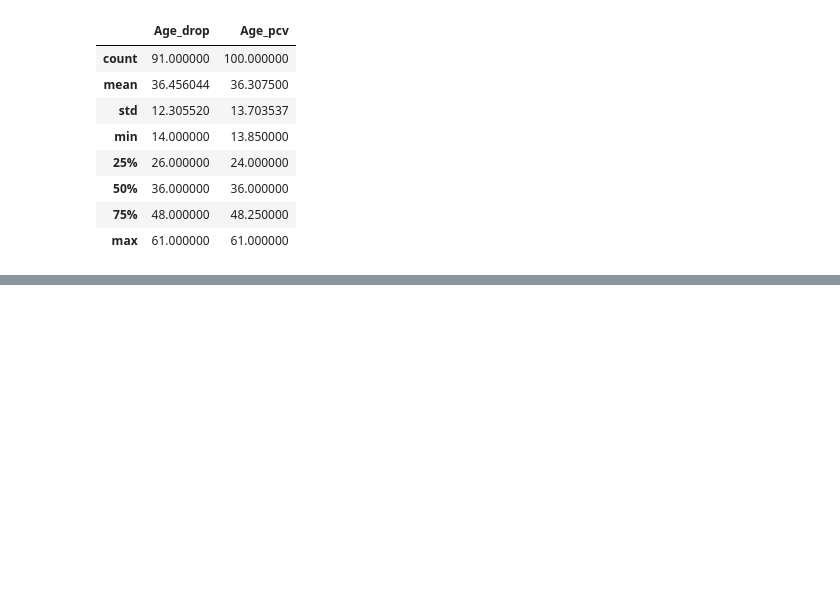
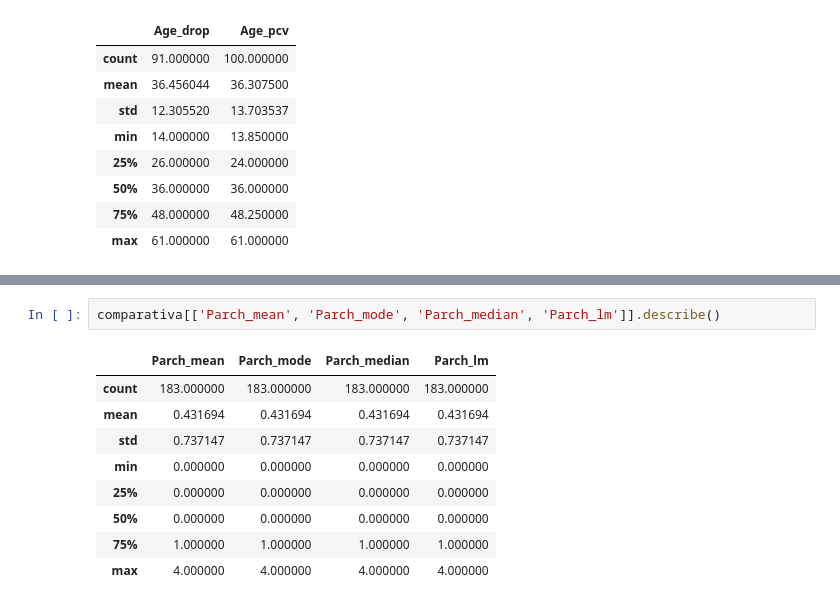
Before and after one commit to Daniel07816/DataWrangling-2022, a Jupyter notebook: Data_Engineer_Lab8/Script.ipynb, the cells around one changed output, grey strips where cells are left out. Saved outputs shown, nothing was run; the diff lists cells and outputs as text; blank space fills up the shorter version.

```diff
--- a/Data_Engineer_Lab8/Script.ipynb
+++ b/Data_Engineer_Lab8/Script.ipynb
@@ -659,0 +708,12 @@ perc[['Age_drop', 'Age_pcv']].describe()
+# %%
+comparativa[['Parch_mean', 'Parch_mode', 'Parch_median', 'Parch_lm']].describe()
+# %% [output]
+|  | Parch_mean | Parch_mode | Parch_median | Parch_lm |
+| count | 183.000000 | 183.000000 | 183.000000 | 183.000000 |
+| mean | 0.431694 | 0.431694 | 0.431694 | 0.431694 |
+| std | 0.737147 | 0.737147 | 0.737147 | 0.737147 |
+| min | 0.000000 | 0.000000 | 0.000000 | 0.000000 |
+| 25% | 0.000000 | 0.000000 | 0.000000 | 0.000000 |
+| 50% | 0.000000 | 0.000000 | 0.000000 | 0.000000 |
+| 75% | 1.000000 | 1.000000 | 1.000000 | 1.000000 |
+| max | 4.000000 | 4.000000 | 4.000000 | 4.000000 |
```
Also changed, not shown: parts of 26 cells of this notebook.
